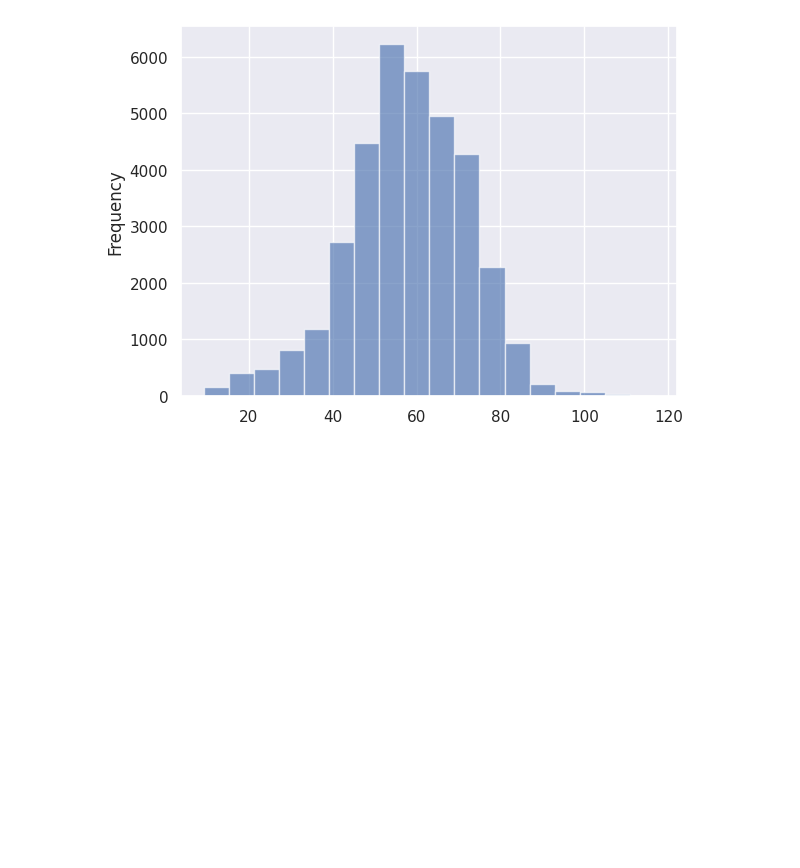
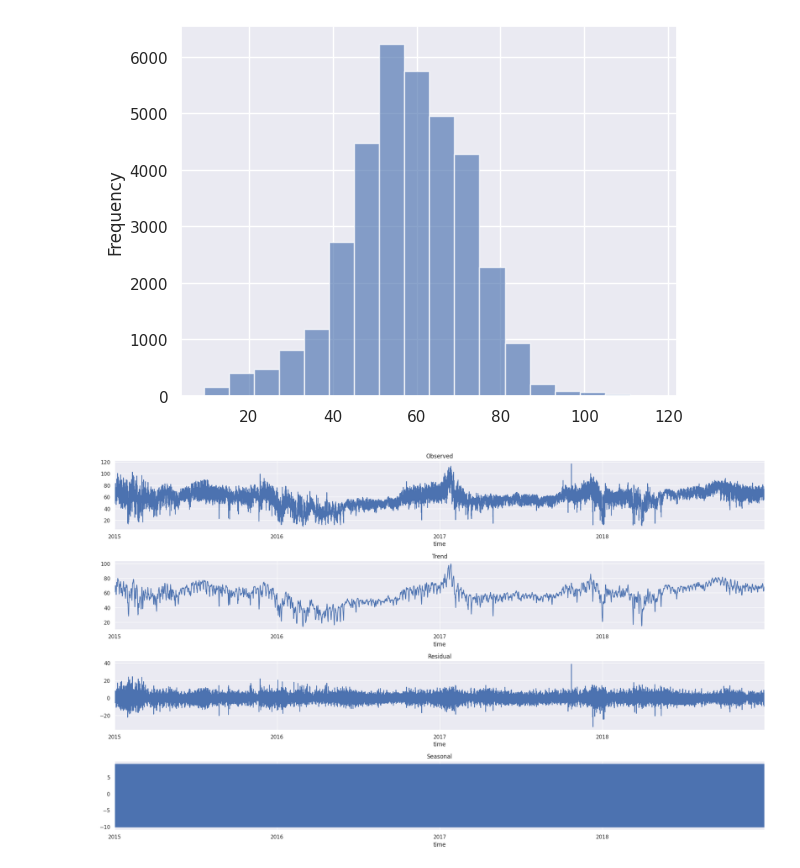
Before and after one commit to tdavies66/Electricity-Price-Forecasting-DNNs-EDA-Kaggle-, a Jupyter notebook: Notebooks/notebook1.ipynb, the cells around one changed output. Drawn from its saved outputs; the diff is of its cells as text; code cells hidden in the pictures; blank space fills up the shorter version.

Commit message:
Decomp and Stationarity Tests

```diff
--- a/Notebooks/notebook1.ipynb
+++ b/Notebooks/notebook1.ipynb
@@ -607,0 +610,13 @@ ax = df_energy['price actual'].plot.hist(bins=18, alpha=0.65)
+# %%
+# Decompose the electricity price time-series
+res = sm.tsa.seasonal_decompose(df_energy['price actual'],model='additive')
+
+fig, (ax1, ax2, ax3, ax4) = plt.subplots(4, 1, figsize=(20,12))
+res.observed.plot(ax=ax1, title='Observed')
+res.trend.plot(ax=ax2, title='Trend')
+res.resid.plot(ax=ax3, title='Residual')
+res.seasonal.plot(ax=ax4, title='Seasonal')
+plt.tight_layout()
+plt.show()
+# %% [output]
+[figure, added]
```
Also changed, not shown: parts of 9 cells of this notebook.
